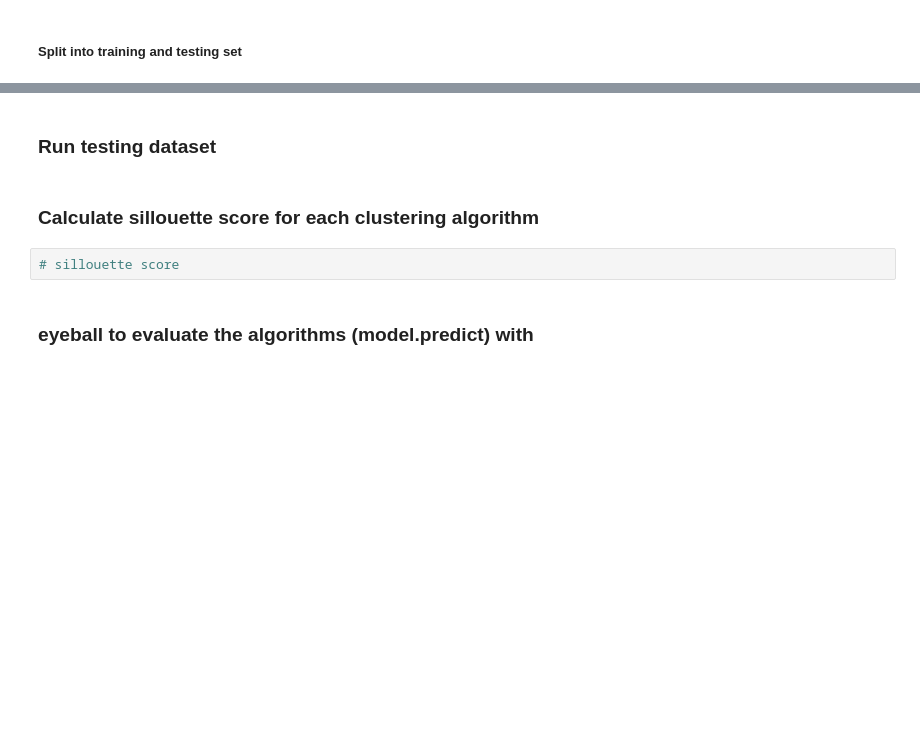
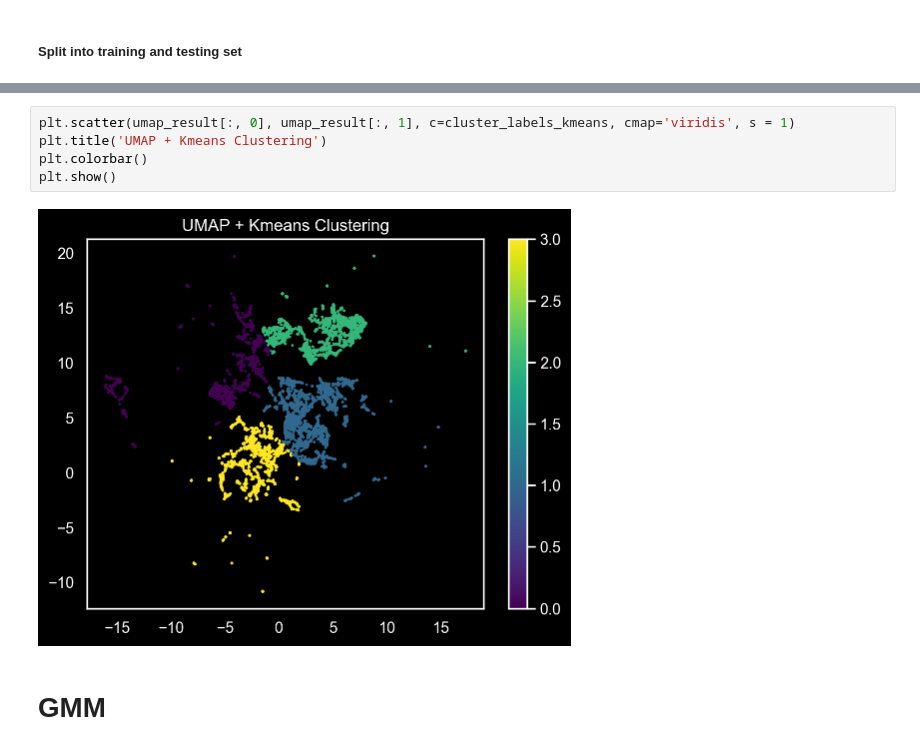
Before and after one commit to colinsutedja/COGS_118B_Project, a Jupyter notebook: Run umap.ipynb, the cells around one changed output, grey strips where cells are left out. Cells and saved outputs as stored; diff of their text form; blank space fills up the shorter version.

```diff
--- a/Run umap.ipynb
+++ b/Run umap.ipynb
@@ -184,8 +308,9 @@ plt.show()
+# %%
+plt.scatter(umap_result[:, 0], umap_result[:, 1], c=cluster_labels_kmeans, cmap='viridis', s = 1)
+plt.title('UMAP + Kmeans Clustering')
+plt.colorbar()
+plt.show()
+# %% [output]
+[figure, added]
 # %% [markdown]
-### Run testing dataset
+# GMM
-# %% [markdown]
-### Calculate sillouette score for each clustering algorithm
-# %%
-# sillouette score
-# %% [markdown]
-### eyeball to evaluate the algorithms (model.predict) with
```
Also changed, not shown: parts of 25 cells of this notebook.
